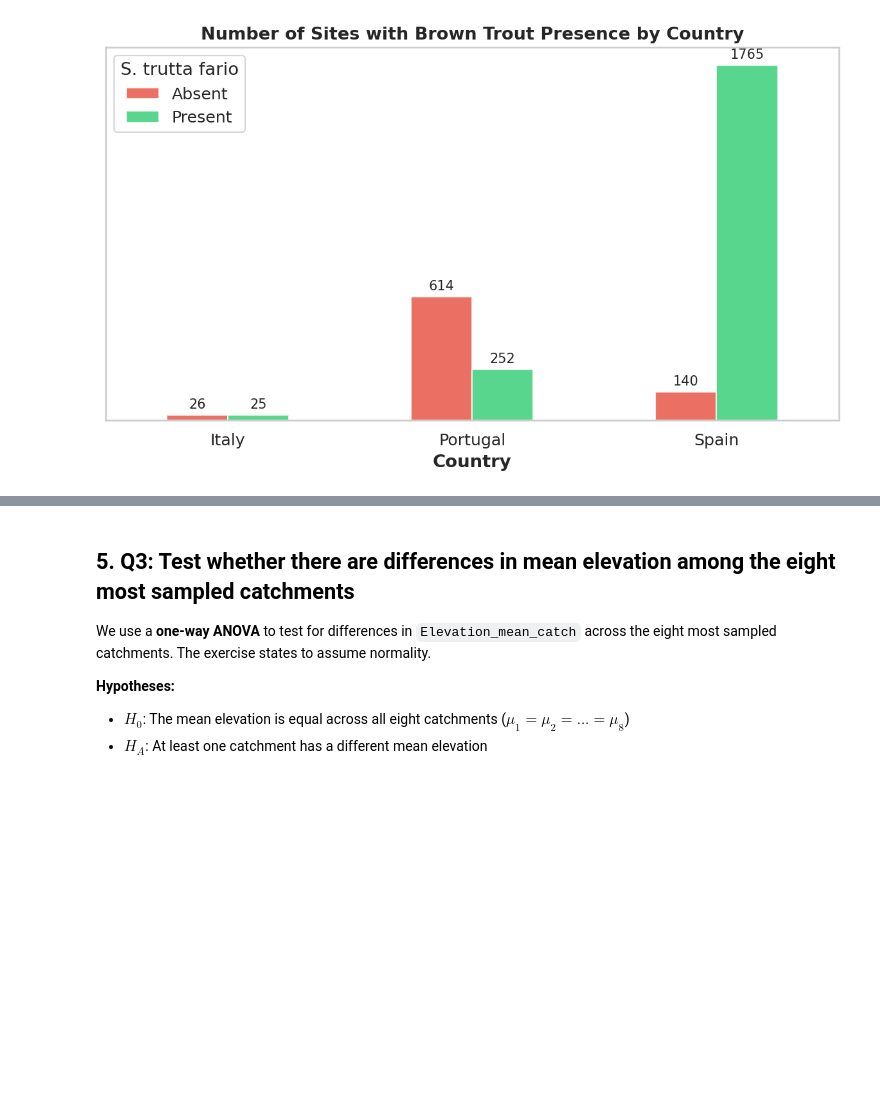
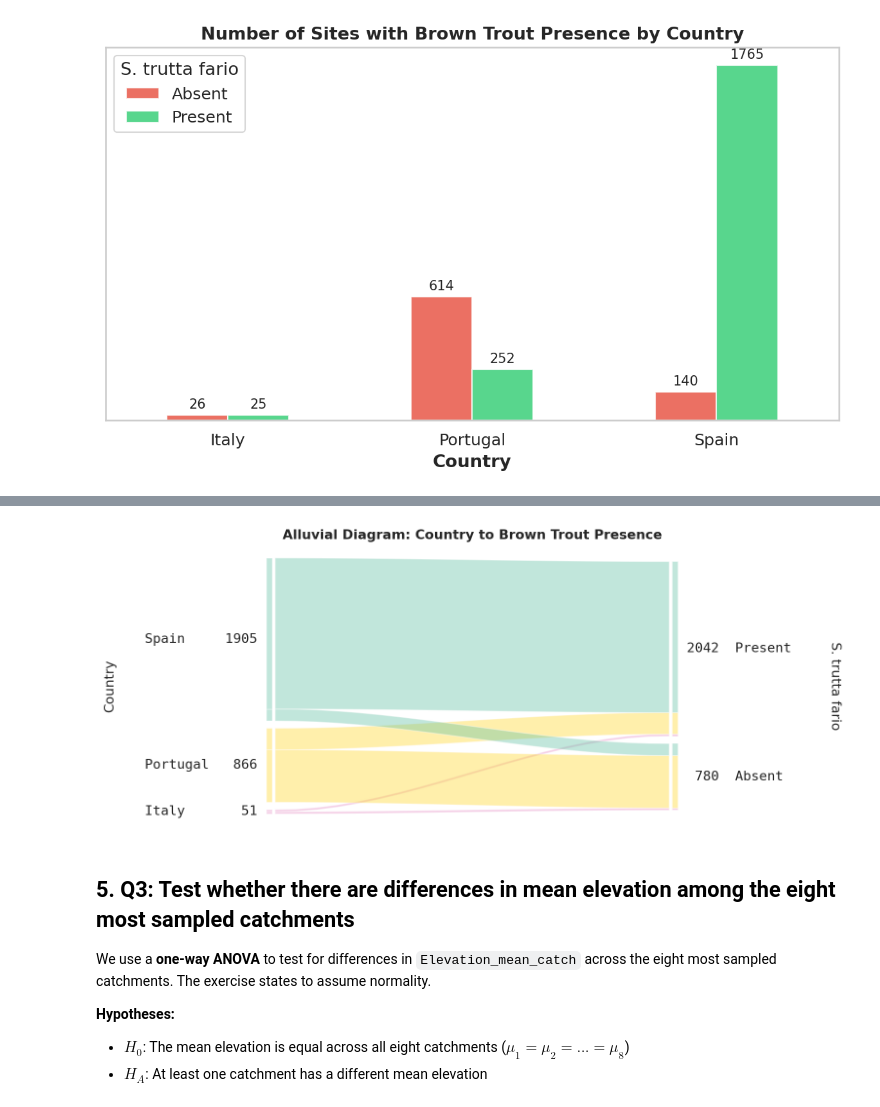
Before and after one commit to dgonzales1222/greends_avcad_exercises, a Jupyter notebook: exercise_05/avcad_ex05_dgonzales.ipynb, the cells around one changed output, grey strips where cells are left out. Saved outputs shown, nothing was run; the diff lists cells and outputs as text; code cells hidden in the pictures; blank space fills up the shorter version.

Commit message:
updated alluvial plot

```diff
--- a/exercise_05/avcad_ex05_dgonzales.ipynb
+++ b/exercise_05/avcad_ex05_dgonzales.ipynb
@@ -296,3 +296,30 @@ plt.tight_layout()
 plt.show()
 # %% [output]
 [figure]
+# %%
+# @title Alluvial Plot
+
+import alluvial
+from matplotlib import colormaps
+
+# Build dictionary input from contingency table
+input_data = {}
+for country in contingency.index:
+    input_data[country] = {status: int(contingency.loc[country, status])
+                           for status in contingency.columns}
+
+cmap = colormaps['Set2']
+ax = alluvial.plot(
+    input_data,
+    alpha=0.4,
+    color_side=0,
+    figsize=(8, 5),
+    disp_width=True,
+    wdisp_sep='  ',
+    cmap=cmap,
+    labels=('Country', 'S. trutta fario'),
+)
+ax.set_title('Alluvial Diagram: Country to Brown Trout Presence',
+             fontsize=13, fontweight='bold')
+plt.show()
+# %% [output]
@@ -299,3 +334,4 @@ plt.show()
+[figure, added]
 # %% [markdown]
 ## 5. Q3: Test whether there are differences in mean elevation among the eight most sampled catchments
 
```
Also changed, not shown: parts of 1 cell of this notebook.
